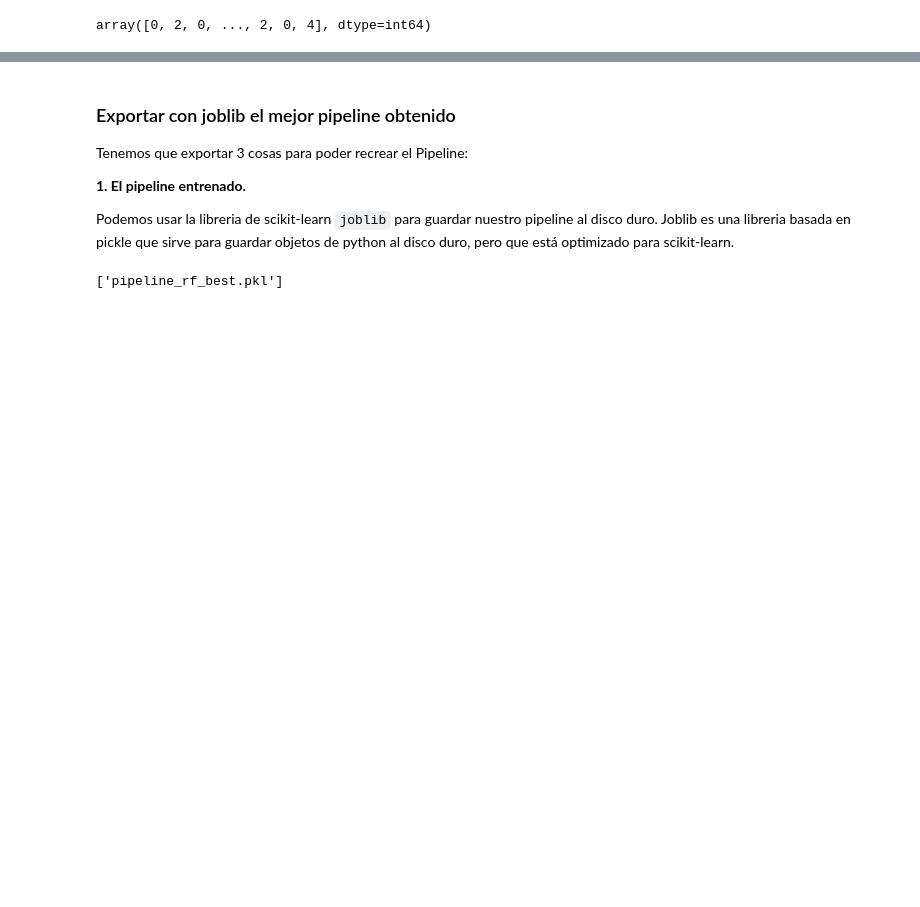
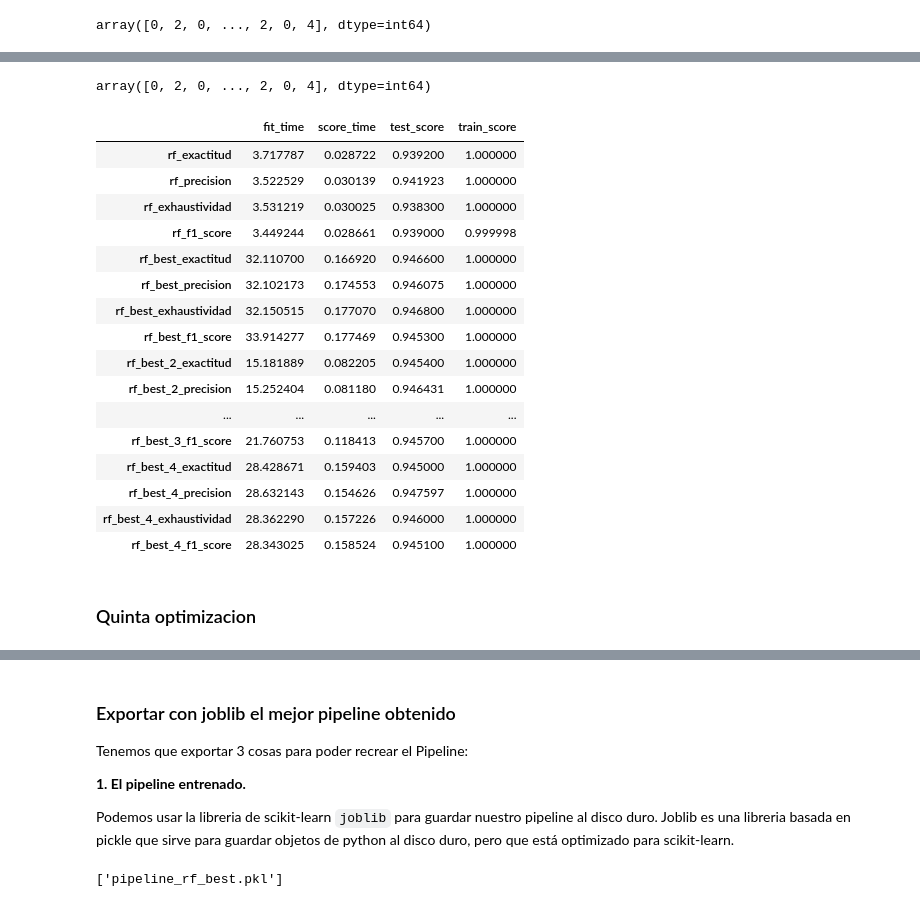
Before and after one commit to damd2212/Analisis_Modelo, a Jupyter notebook: Alisis Danny/4 - Pipelines/Modelo RF/Pipeline RF Final.ipynb, the cells around one changed output, grey strips where cells are left out. Saved outputs shown, nothing was run; the diff lists cells and outputs as text; code cells hidden in the pictures; blank space fills up the shorter version.

```diff
--- a/Alisis Danny/4 - Pipelines/Modelo RF/Pipeline RF Final.ipynb
+++ b/Alisis Danny/4 - Pipelines/Modelo RF/Pipeline RF Final.ipynb
@@ -388,0 +614,7 @@ ver_resultados()
+# %%
+pipeline_estimador_op4 = Pipeline([
+    ('procesador', pipeline_procesado),
+    ('estimador', busqueda_random4)
+])
+# %%
+pipeline_estimador_op4.fit(X_train, y_train)
@@ -388,0 +649,7 @@ ver_resultados()
+# %%
+pipeline_estimador_op_best4 = Pipeline([
+    ('procesador', pipeline_procesado),
+    ('estimador', busqueda_random4.best_estimator_)
+])
+# %%
+pipeline_estimador_op_best4.fit(X_train, y_train)
@@ -388,0 +674,28 @@ ver_resultados()
+# %%
+pipeline_estimador_op_best4.predict(X_test)
+# %% [output]
+array([0, 2, 0, ..., 2, 0, 4], dtype=int64)
+# %%
+estimador_best4 = pipeline_estimador_op_best4.named_steps['estimador']
+resultados["rf_best_4"] = evaluar_modelo(estimador_best4, consumidores_procesado, consumidores.CatRiesgo, 50)
+ver_resultados()
+# %% [output]
+|  | fit_time | score_time | test_score | train_score |
+| rf_exactitud | 3.717787 | 0.028722 | 0.939200 | 1.000000 |
+| rf_precision | 3.522529 | 0.030139 | 0.941923 | 1.000000 |
+| rf_exhaustividad | 3.531219 | 0.030025 | 0.938300 | 1.000000 |
+| rf_f1_score | 3.449244 | 0.028661 | 0.939000 | 0.999998 |
+| rf_best_exactitud | 32.110700 | 0.166920 | 0.946600 | 1.000000 |
+| rf_best_precision | 32.102173 | 0.174553 | 0.946075 | 1.000000 |
+| rf_best_exhaustividad | 32.150515 | 0.177070 | 0.946800 | 1.000000 |
+| rf_best_f1_score | 33.914277 | 0.177469 | 0.945300 | 1.000000 |
+| rf_best_2_exactitud | 15.181889 | 0.082205 | 0.945400 | 1.000000 |
+| rf_best_2_precision | 15.252404 | 0.081180 | 0.946431 | 1.000000 |
+| ... | ... | ... | ... | ... |
+| rf_best_3_f1_score | 21.760753 | 0.118413 | 0.945700 | 1.000000 |
+| rf_best_4_exactitud | 28.428671 | 0.159403 | 0.945000 | 1.000000 |
+| rf_best_4_precision | 28.632143 | 0.154626 | 0.947597 | 1.000000 |
+| rf_best_4_exhaustividad | 28.362290 | 0.157226 | 0.946000 | 1.000000 |
+| rf_best_4_f1_score | 28.343025 | 0.158524 | 0.945100 | 1.000000 |
+# %% [markdown]
+### Quinta optimizacion
```
Also changed, not shown: parts of 57 cells of this notebook, 1 other file.
